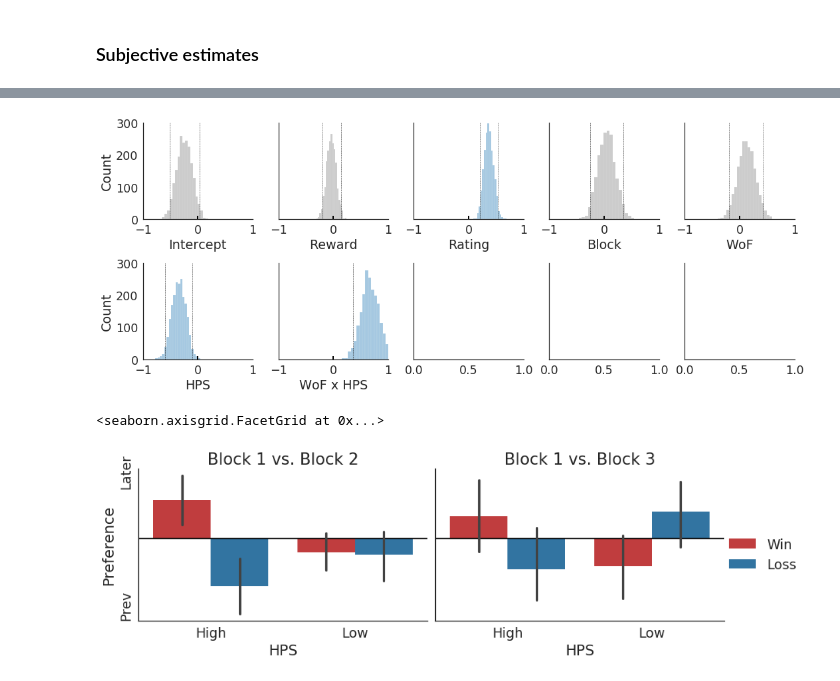
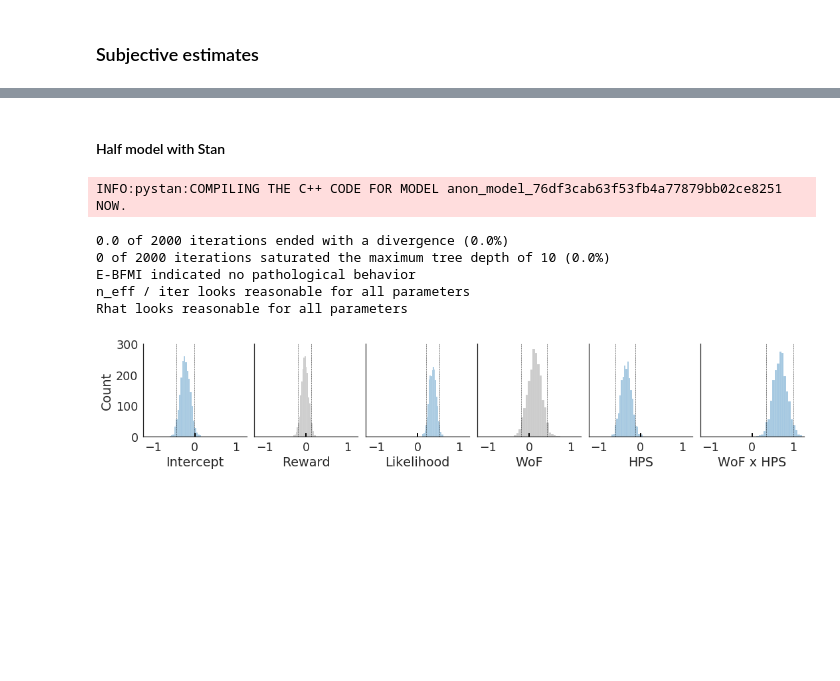
Before and after one commit to szorowi1/pni-rotations, a Jupyter notebook: 3_Behavior.ipynb, the cells around one changed output, grey strips where cells are left out. Cells and saved outputs as stored; diff of their text form; code cells hidden in the pictures; blank space fills up the shorter version.

```diff
--- a/3_Behavior.ipynb
+++ b/3_Behavior.ipynb
@@ -608,40 +598,73 @@ Rhat looks reasonable for all parameters
+# %% [markdown]
+#### Half model with Stan
 # %%
+from scripts.utilities import HDIofMCMC
+
+#~~~~~~~~~~~~~~~~~~~~~~~~~~~~~~~~~~~~~~~~~~#
+### Fit model with Stan.
+#~~~~~~~~~~~~~~~~~~~~~~~~~~~~~~~~~~~~~~~~~~#
+
+## Assemble design matrix for regression.
+X = np.vstack([
+
+        ## Main effects.
+        np.ones(df.shape[0]),
+        df.Reward.values,
+        df.Likelihood.values,
+        df.WoF.values,
+        df.IPIP_hps.values,
+
+        ## 2-way interactions.
+        df[['IPIP_hps','WoF']].prod(axis=1).values,
+
+    ]).T.astype(float)
+
+## Assemble data dictionary.
+dd = dict(N = X.shape[0], M = X.shape[1], Y = df.postWoF.values, T = df.Total.values, X = X)
+
+## Fit model.
+file = 'stan_models/moodRL_block_preference.stan'
+fit = pystan.stan(file=file, data=dd, iter=2500, warmup=2000, thin=1, chains=4,
+                  n_jobs=4, seed=47404)
+check_div(fit); check_treedepth(fit); check_energy(fit); check_n_eff(fit), check_rhat(fit)
+
 #~~~~~~~~~~~~~~~~~~~~~~~~~~~~~~~~~~~~~~~~~~#
 ### Plotting.
 #~~~~~~~~~~~~~~~~~~~~~~~~~~~~~~~~~~~~~~~~~~#
 
 ## Extract parameters.
 extract = fit.extract()
 beta = extract['beta']
 
-summary = fit.summary()
-summary = DataFrame(summary['summary'], columns=summary['summary_colnames'], index=summary['summary_rownames'])
-
 ## Initialize canvas.
-fig, axes = plt.subplots(2, 5, figsize=(15,6), sharey=True)
+fig, axes = plt.subplots(1, 6, figsize=(15,3), sharey=True)
 
 ## Plot.
-labels = ['Intercept', 'Reward', 'Rating', 'Block', 'WoF', 'HPS',
-          'WoF x HPS', '3-way']
+labels = ['Intercept', 'Reward', 'Likelihood', 'WoF', 'HPS', 'WoF x HPS']
 
-for i, arr, label in zip(range(10), beta.T, labels):
+for i, ax, arr, label in zip(range(6), axes, beta.T, labels):
 
     ## Select color.
-    lb, ub = summary.loc['beta[%s]' %i, ['2.5%','97.5%']]
+    lb, ub = HDIofMCMC(arr, 0.95)
     if np.logical_xor(lb > 0, ub > 0): color='grey'
     else: color = '#1f77b4'
 
     ## Plot.
-    sns.distplot(arr, bins=20, kde=False, color=color, hist_kws=dict(edgecolor='w'), ax=axes[i//5,i%5])
+    sns.distplot(arr, bins=20, kde=False, color=color, hist_kws=dict(edgecolor='w'), ax=ax)
 
     ## Plot HDI.
-    axes[i//5,i%5].vlines([lb,ub],0,300,lw=0.5,linestyle='--')
-    axes[i//5,i%5].vlines(0,0,10,lw=2,color='k')
-    axes[i//5,i%5].set(xlim=(-1,1), ylim=(0,300), xlabel=label)
-    axes[0,0].set(ylabel='Count')
-    axes[1,0].set(ylabel='Count')
+    ax.vlines([lb,ub],0,300,lw=0.5,linestyle='--')
+    ax.vlines(0,0,10,lw=2,color='k')
+    ax.set(xlim=(-1.25,1.25), ylim=(0,300), xlabel=label)
 
+axes[0].set(ylabel='Count')
 sns.despine()
 plt.tight_layout()
 # %% [output]
+INFO:pystan:COMPILING THE C++ CODE FOR MODEL anon_model_76df3cab63f53fb4a77879bb02ce8251 NOW.
+0.0 of 2000 iterations ended with a divergence (0.0%)
+0 of 2000 iterations saturated the maximum tree depth of 10 (0.0%)
+E-BFMI indicated no pathological behavior
+n_eff / iter looks reasonable for all parameters
+Rhat looks reasonable for all parameters
-[figure, old version]
+[figure, new version]
@@ -653,16 +670,0 @@ df['Preference'] = df.postWoF / df.Total - 0.5
-# %%
-## Plot.
-g = sns.FacetGrid(df, col='Block', size=4, aspect=1.5)
-g.map(sns.barplot, 'HPS', 'Preference', 'WoF', order=['High','Low'],
-      hue_order=['Win','Loss'], palette=['#d62728','#1f77b4'])
-
-for ax, title in zip(g.axes.squeeze(), ['Block 1 vs. Block 2', 'Block 1 vs. Block 3']):
-    ax.hlines(0,-0.5,2.5)
-    ax.set_title(title)
-
-g.axes.squeeze()[0].set_yticks([-0.25,0.25])
-g.axes.squeeze()[0].set_yticklabels(['Prev', 'Later'], rotation=90, va='center')
-g.add_legend()
-# %% [output]
-<seaborn.axisgrid.FacetGrid at 0x...>
-[figure, removed]
```
Also changed, not shown: parts of 10 cells of this notebook, 6 other files.
